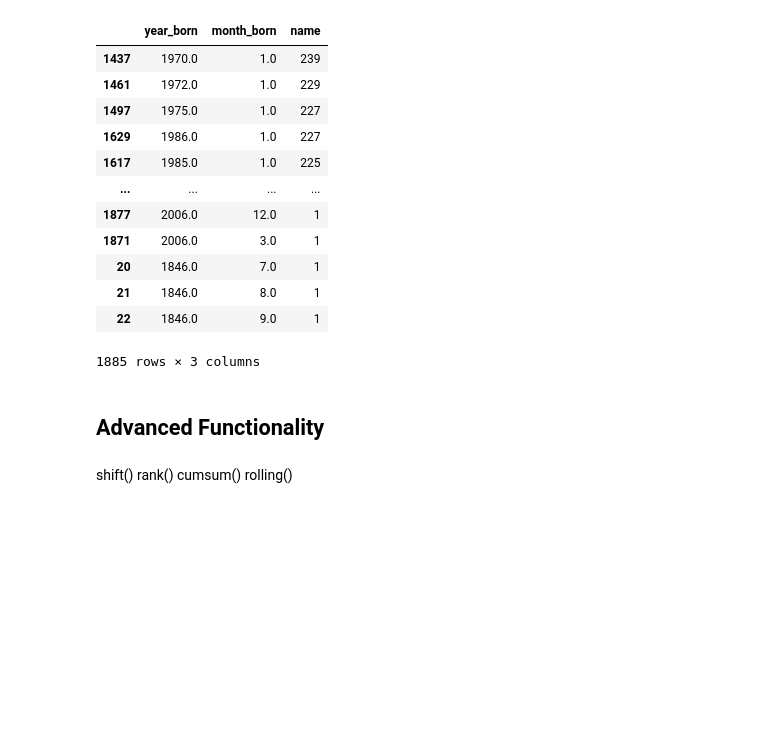
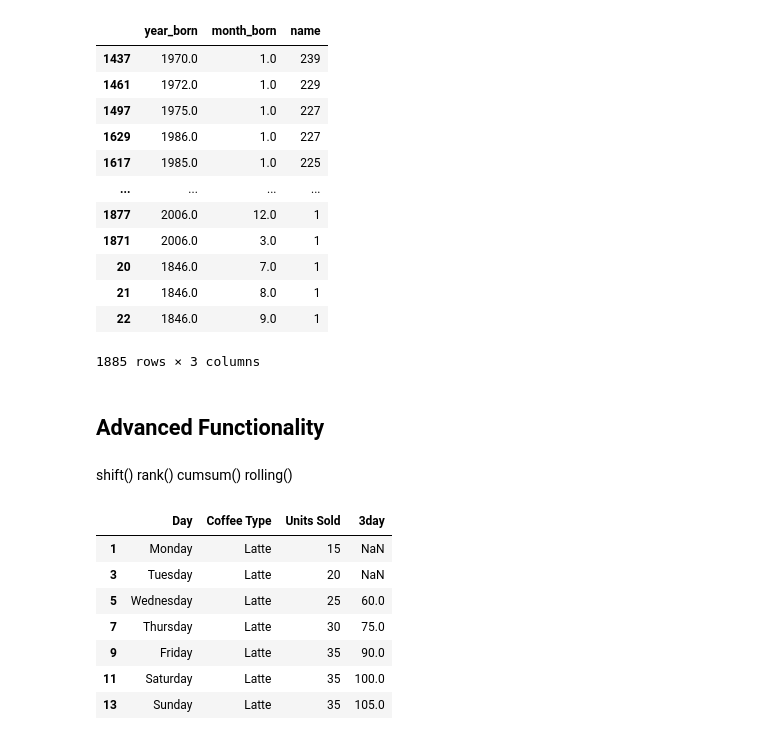
Before and after one commit to TsivataKateryna/learning-visualisation-of_data-with-python, a Jupyter notebook: pandas-python/pandas-jy.ipynb, the cells around one changed output. Cells and saved outputs as stored; diff of their text form; code cells hidden in the pictures; blank space fills up the shorter version.

```diff
--- a/pandas-python/pandas-jy.ipynb
+++ b/pandas-python/pandas-jy.ipynb
@@ -454,3 +454,17 @@ bios.groupby([bios['year_born'],bios['month_born']])['name'].count().reset_index
 ## Advanced Functionality
 # %% [markdown]
 shift() rank() cumsum() rolling()
+# %%
+latte = coffee[coffee['Coffee Type']=="Latte"].copy()
+latte['3day'] = latte['Units Sold'].rolling(3).sum()
+# %%
+latte
+# %% [output]
+|  | Day | Coffee Type | Units Sold | 3day |
+| 1 | Monday | Latte | 15 | NaN |
+| 3 | Tuesday | Latte | 20 | NaN |
+| 5 | Wednesday | Latte | 25 | 60.0 |
+| 7 | Thursday | Latte | 30 | 75.0 |
+| 9 | Friday | Latte | 35 | 90.0 |
+| 11 | Saturday | Latte | 35 | 100.0 |
+| 13 | Sunday | Latte | 35 | 105.0 |
```
Also changed, not shown: 5 other files.
